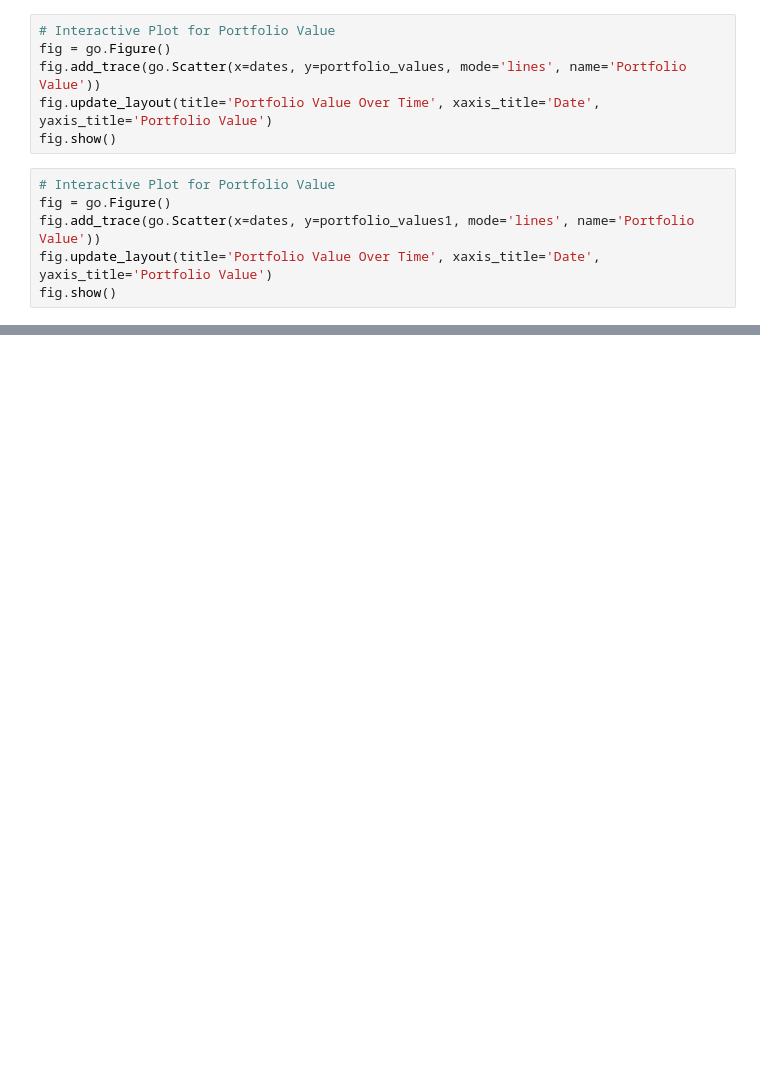
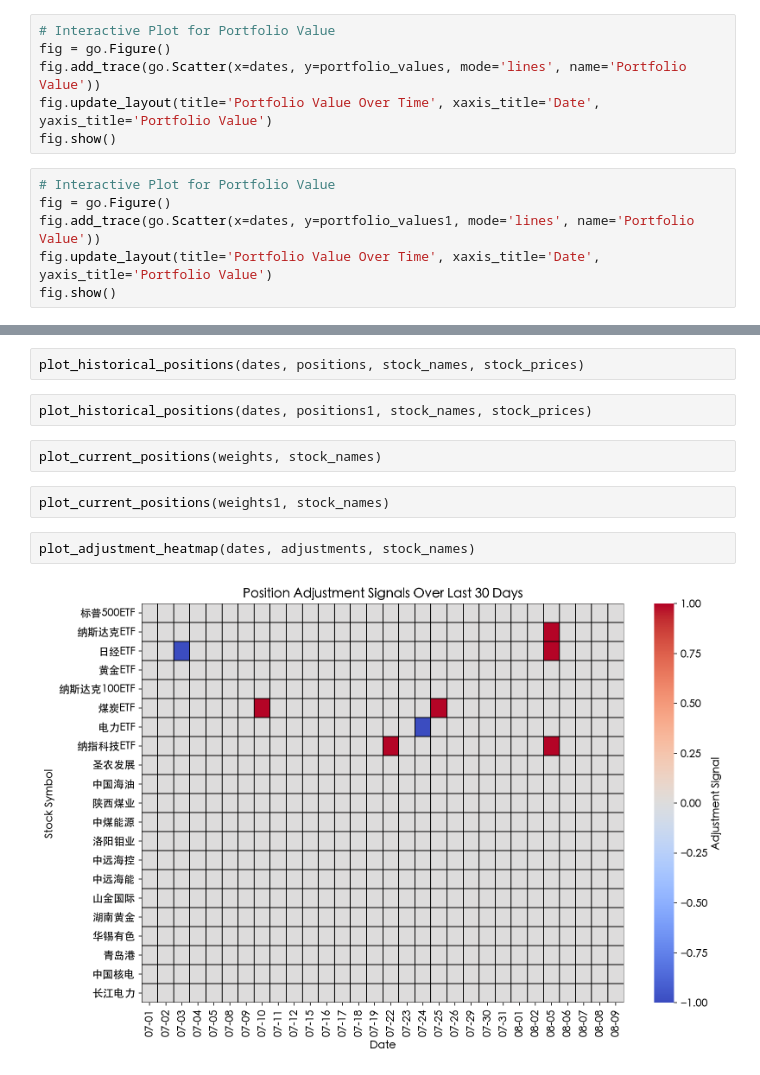
Before and after one commit to Yiyang-Xu/Arbitrage, a Jupyter notebook: Portfolio_Optimization.ipynb, the cells around one changed output, grey strips where cells are left out. Saved outputs shown, nothing was run; the diff lists cells and outputs as text; blank space fills up the shorter version.

```diff
--- a/Portfolio_Optimization.ipynb
+++ b/Portfolio_Optimization.ipynb
@@ -382,0 +508,12 @@ fig.show()
+# %%
+plot_historical_positions(dates, positions, stock_names, stock_prices)
+# %%
+plot_historical_positions(dates, positions1, stock_names, stock_prices)
+# %%
+plot_current_positions(weights, stock_names)
+# %%
+plot_current_positions(weights1, stock_names)
+# %%
+plot_adjustment_heatmap(dates, adjustments, stock_names)
+# %% [output]
+[figure, added]
```
Also changed, not shown: parts of 12 cells of this notebook, 1 other file.
